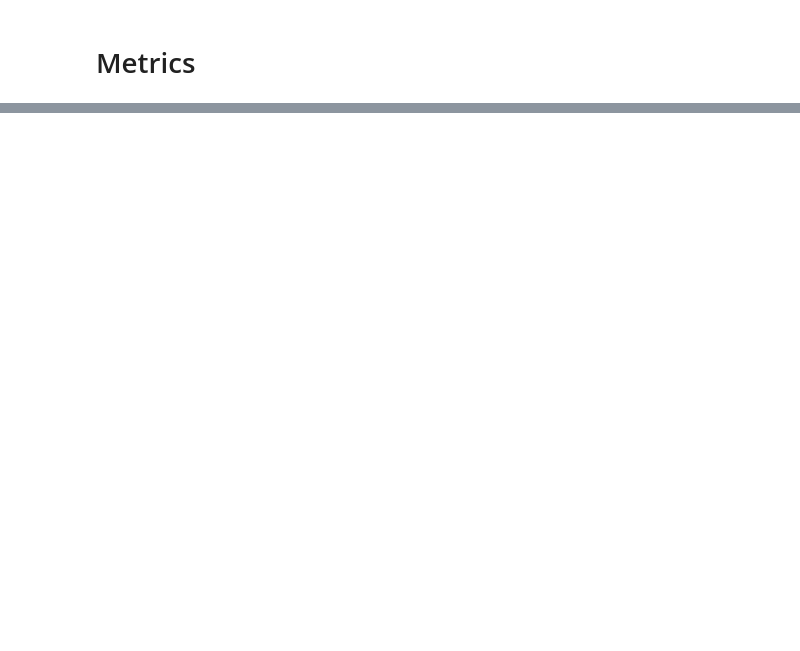
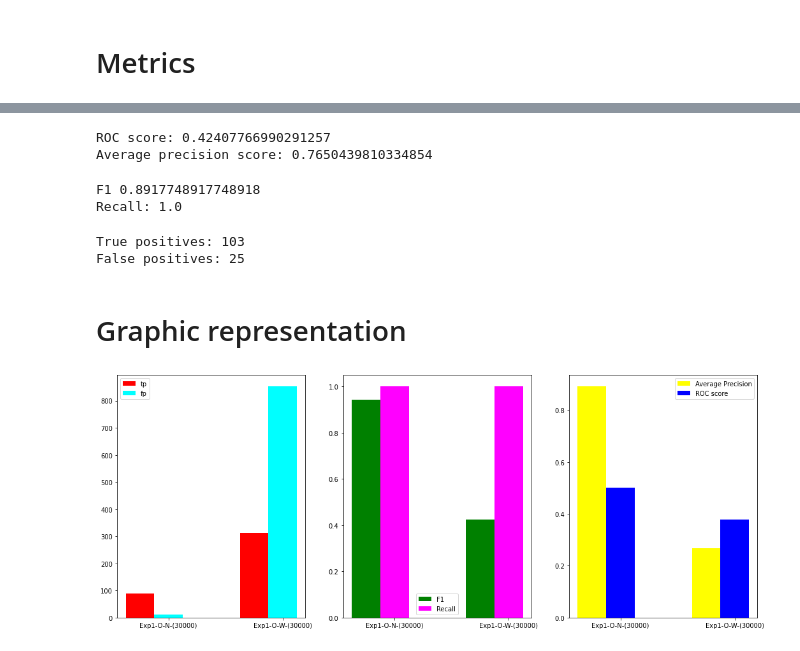
Before and after one commit to caio-mbarbosa/Baselines_Survey, a Jupyter notebook: local_outlier_factor.ipynb, the cells around one changed output, grey strips where cells are left out. Cells and saved outputs as stored; diff of their text form; code cells hidden in the pictures; blank space fills up the shorter version.

Commit message:
Modularizando o LOF para rodar e guardar o resultado de apenas 1 Experimento por vez

```diff
--- a/local_outlier_factor.ipynb
+++ b/local_outlier_factor.ipynb
@@ -719,0 +183,44 @@ Created in <span style='font-weight:600;margin-left:4px;'>Deepnote</span></a>
+# %%
+roc = roc_auc_score(y_test, test_scores)
+ap = average_precision_score(y_test, test_scores)
+
+print(f"ROC score: {roc}")
+print(f"Average precision score: {ap}")
+# %% [output]
+ROC score: 0.42407766990291257
+Average precision score: 0.7650439810334854
+# %%
+per = get_percentile(test_scores, y_test.astype(int))
+y_pred = (test_scores>=per)
+
+roc_score_auc = roc_auc_score(y_test.astype(int), y_pred.astype(int))
+average_precision = average_precision_score(y_test.astype(int), y_pred.astype(int))
+
+precision, recall, f1, _ = precision_recall_fscore_support(y_test.astype(int),
+                                                            y_pred.astype(int),
+                                                            average='binary')
+print(f"F1 {f1}")
+print(f"Recall: {recall}")
+# %% [output]
+F1 0.8917748917748918
+Recall: 1.0
+# %%
+tn, fp, fn, tp = confusion_matrix(y_test, y_pred).ravel()
+# %%
+print(f"True positives: {tp}")
+print(f"False positives: {fp}")
+# %% [output]
+True positives: 103
+False positives: 25
+# %%
+import pickle
+
+metrics = {'F1':f1,'Average Precision':ap,'Recall':recall,'ROC value':roc}
+tp_fp = {'tp':tp,'fp':fp}
+
+exp, arq = res
+enc,dpl,n = arq
+
+pickle.dump((metrics,tp_fp), open("results/"+exp+"/"+enc+"-"+ dpl +"-"+"N("+n+")"+".pkl", "wb"))
+# %% [markdown]
+# Graphic representation
@@ -719,0 +279,7 @@ Created in <span style='font-weight:600;margin-left:4px;'>Deepnote</span></a>
+# %%
+res1 = ("Exp1",("OneHot","NoDuplicates","30000"))
+res2 = ("Exp1",("OneHot","WithDuplicates","30000"))
+
+plotarComparação([res1,res2],'Comparacao-com-e-sem-duplicatas-Exp1')
+# %% [output]
+[figure, added]
```
Also changed, not shown: parts of 89 cells of this notebook.
